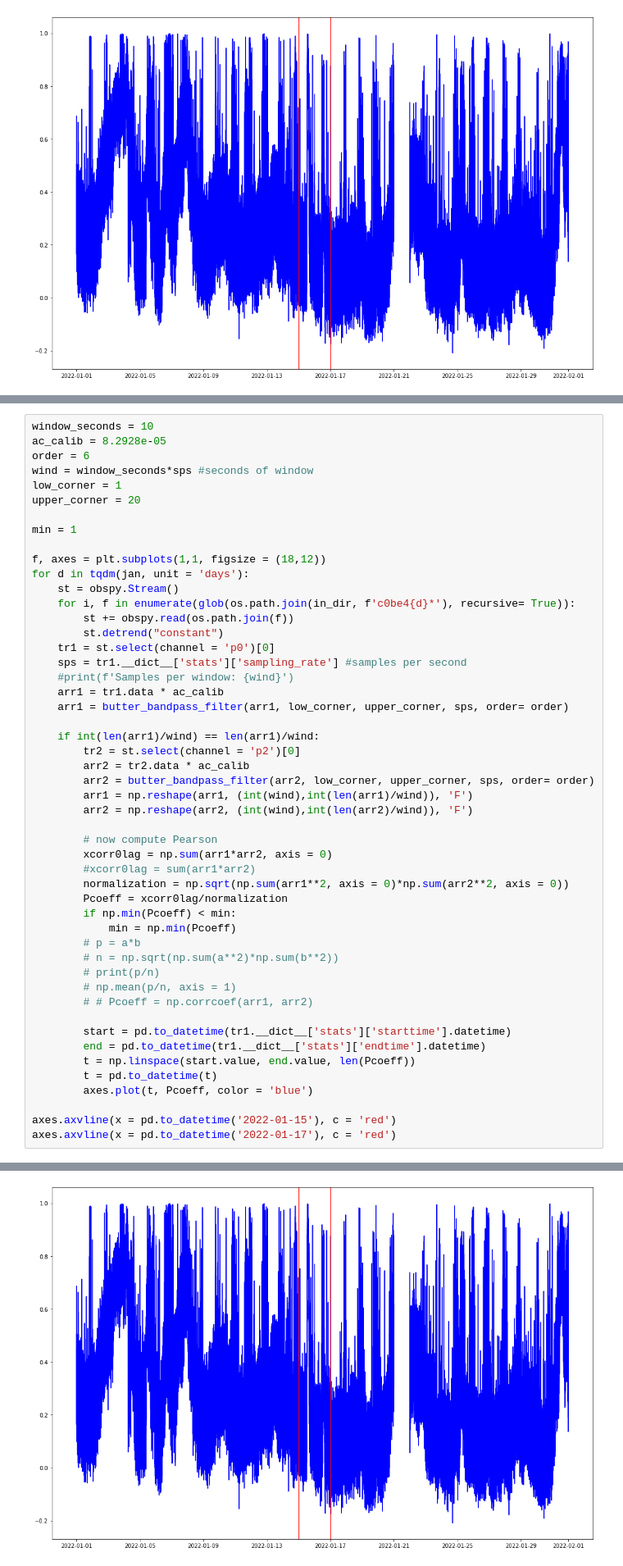
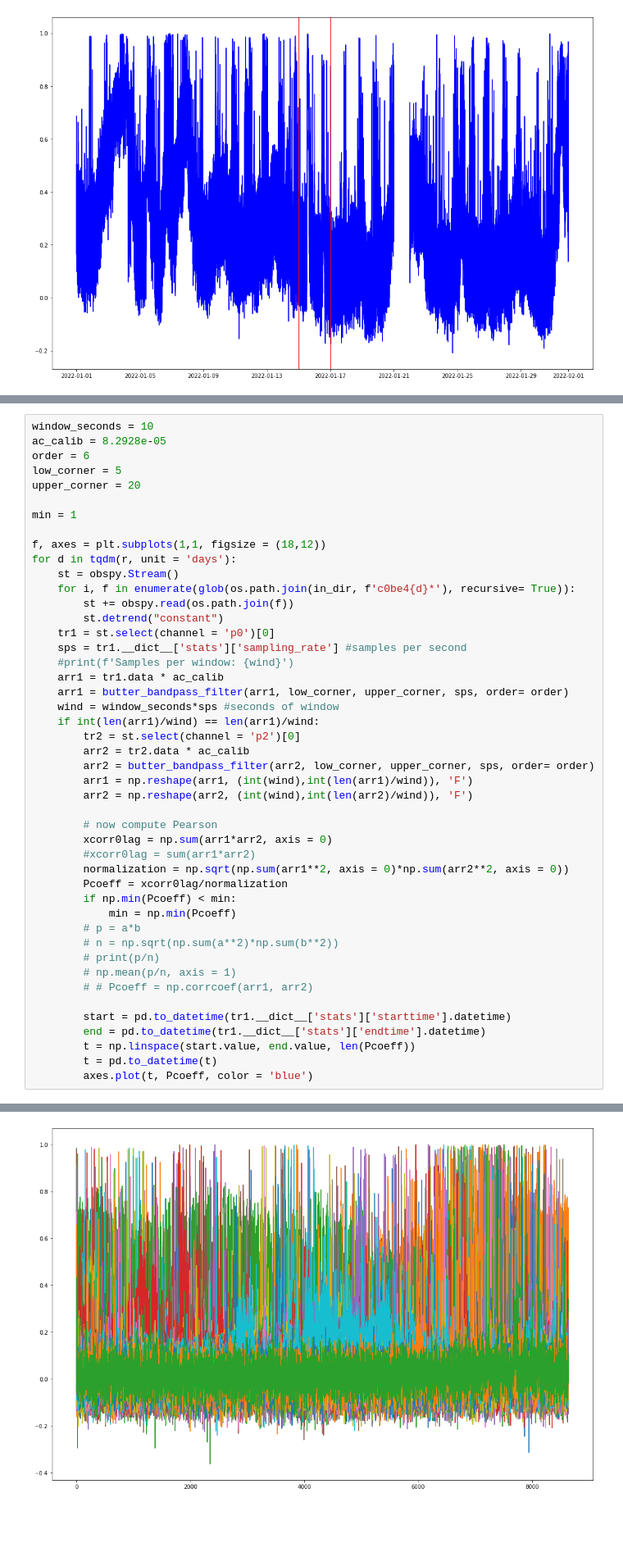
Before and after one commit to ZachHoppinen/infrasound-snow-attenuation, a Jupyter notebook: src/analysis/correlation_power.ipynb, the cells around one changed output, grey strips where cells are left out. Shown at 82% size. Cells and saved outputs as stored; diff of their text form; blank space fills up the shorter version.

```diff
--- a/src/analysis/correlation_power.ipynb
+++ b/src/analysis/correlation_power.ipynb
@@ -157,14 +253,13 @@ axes.axvline(x = pd.to_datetime('2022-01-17'), c = 'red')
 window_seconds = 10
 ac_calib = 8.2928e-05
 order = 6
-wind = window_seconds*sps #seconds of window
-low_corner = 1
+low_corner = 5
 upper_corner = 20
 
 min = 1
 
 f, axes = plt.subplots(1,1, figsize = (18,12))
-for d in tqdm(jan, unit = 'days'):
+for d in tqdm(r, unit = 'days'):
     st = obspy.Stream()
     for i, f in enumerate(glob(os.path.join(in_dir, f'c0be4{d}*'), recursive= True)):
         st += obspy.read(os.path.join(f))
@@ -174,7 +269,7 @@ for d in tqdm(jan, unit = 'days'):
     #print(f'Samples per window: {wind}')
     arr1 = tr1.data * ac_calib
     arr1 = butter_bandpass_filter(arr1, low_corner, upper_corner, sps, order= order)
-
+    wind = window_seconds*sps #seconds of window
     if int(len(arr1)/wind) == len(arr1)/wind:
         tr2 = st.select(channel = 'p2')[0]
         arr2 = tr2.data * ac_calib
@@ -200,7 +295,4 @@ for d in tqdm(jan, unit = 'days'):
         t = np.linspace(start.value, end.value, len(Pcoeff))
         t = pd.to_datetime(t)
         axes.plot(t, Pcoeff, color = 'blue')
-
-axes.axvline(x = pd.to_datetime('2022-01-15'), c = 'red')
-axes.axvline(x = pd.to_datetime('2022-01-17'), c = 'red')
 # %% [output]
@@ -208,4 +299,4 @@ axes.axvline(x = pd.to_datetime('2022-01-17'), c = 'red')
-[figure, old version]
+[figure, new version]
 # %%
 window_seconds = 10
 ac_calib = 8.2928e-05
```
Also changed, not shown: parts of 13 cells of this notebook, 3 other files.
